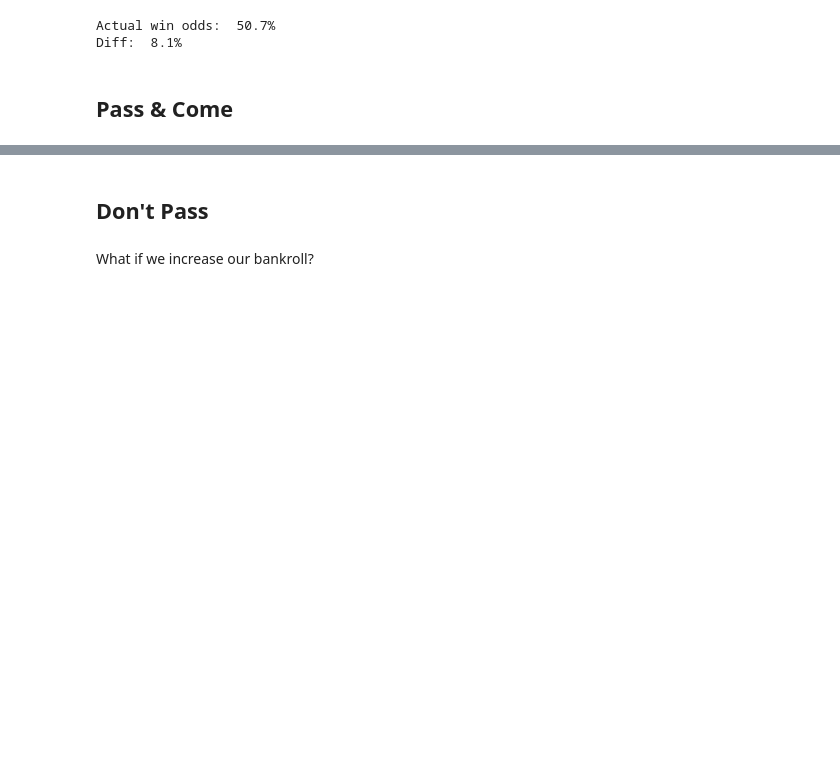
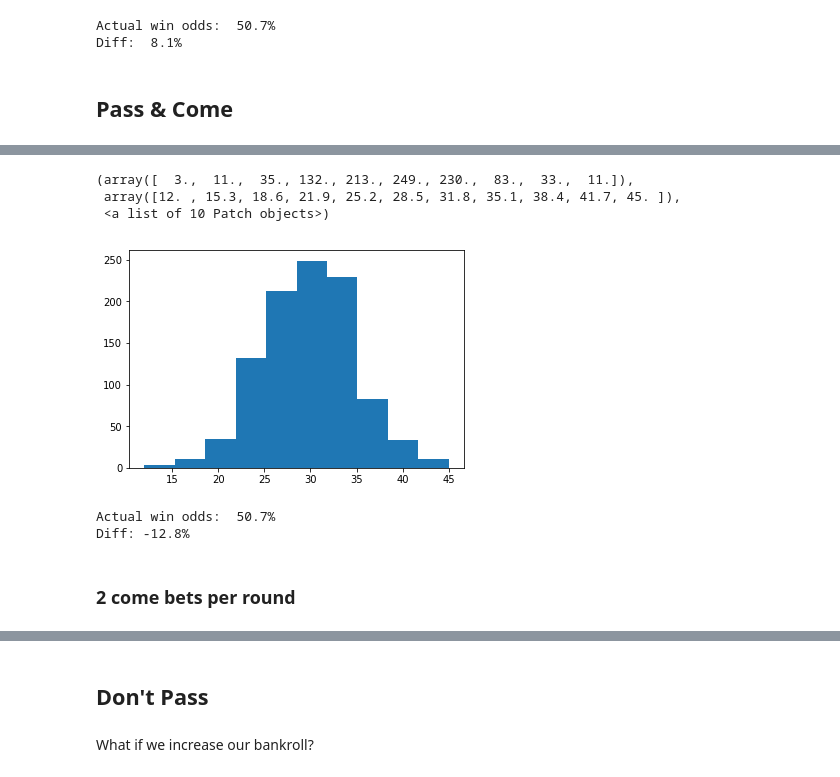
Before and after one commit to kbfreder/craps-sim, a Jupyter notebook: viz_sims.ipynb, the cells around one changed output, grey strips where cells are left out. Drawn from its saved outputs; the diff is of its cells as text; code cells hidden in the pictures; blank space fills up the shorter version.

```diff
--- a/viz_sims.ipynb
+++ b/viz_sims.ipynb
@@ -155,0 +168,15 @@ plot_by_rd_with_hist(pac_amt_by_rd, pac_end_amts, bankroll, 'Pass & 1-Come')
+# %%
+plt.hist(num_games)
+# %% [output]
+(array([  3.,  11.,  35., 132., 213., 249., 230.,  83.,  33.,  11.]),
+ array([12. , 15.3, 18.6, 21.9, 25.2, 28.5, 31.8, 35.1, 38.4, 41.7, 45. ]),
+ <a list of 10 Patch objects>)
+[figure, added]
+# %%
+true_odds_pct = odds_to_prob(*true_odds)
+print(f"Actual win odds: {true_odds_pct: .1%}")
+diff = pct_win - true_odds_pct
+print(f"Diff: {diff: .1%}")
+# %% [output]
+Actual win odds:  50.7%
+Diff: -12.8%
@@ -155,0 +187,2 @@ plot_by_rd_with_hist(pac_amt_by_rd, pac_end_amts, bankroll, 'Pass & 1-Come')
+# %% [markdown]
+### 2 come bets per round
```
Also changed, not shown: parts of 23 cells of this notebook.
